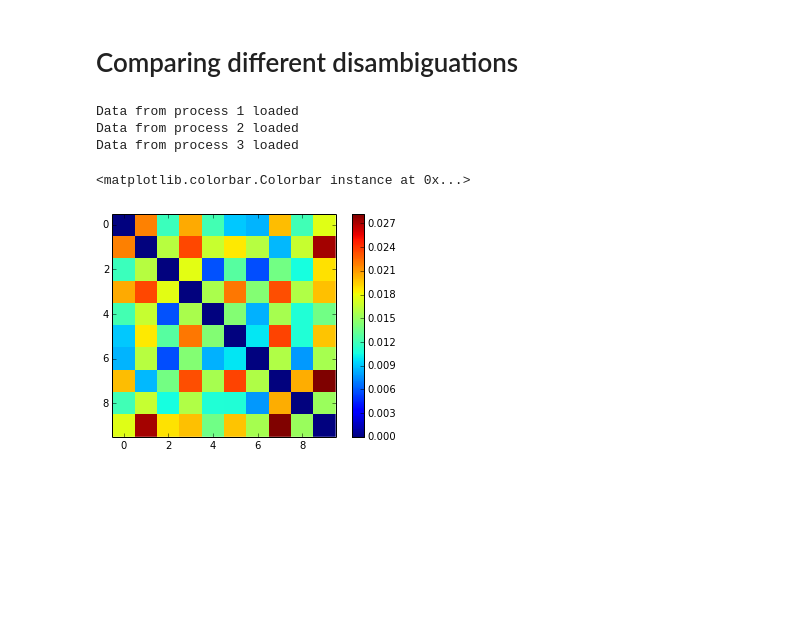
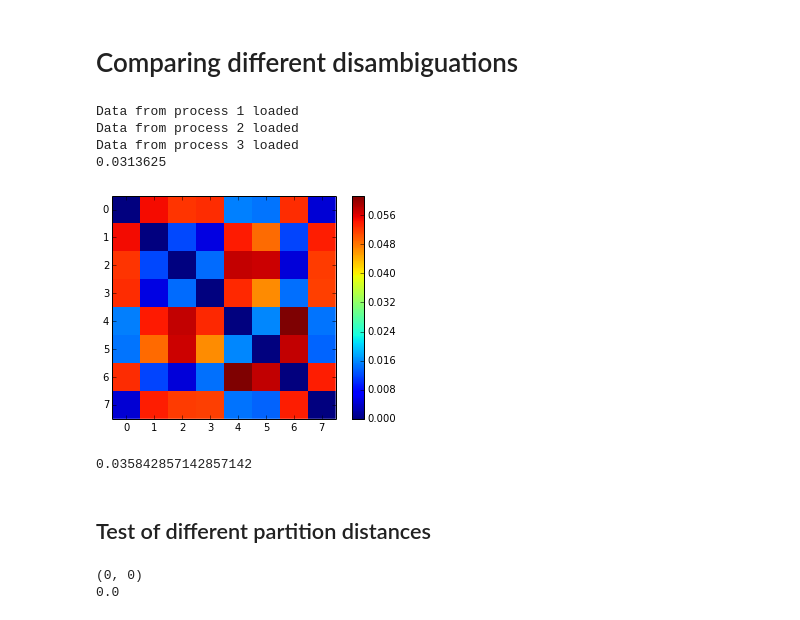
Before and after one commit to naviddianati/FEC, a Jupyter notebook: src/linkstats.ipynb, the cells around one changed output. Cells and saved outputs as stored; diff of their text form; code cells hidden in the pictures; blank space fills up the shorter version.

```diff
--- a/src/linkstats.ipynb
+++ b/src/linkstats.ipynb
@@ -119,33 +98,51 @@ while 1:
 list_of_membership_vectors = []
 
 
 # We assume that all runs have the same set of record ids.
 list_of_ids = sorted(list_results[0][1].keys())
 
 
 for id,dict_identities in  list_results:
     membership_vector = [ dict_identities[record_id] for record_id in list_of_ids]
     list_of_membership_vectors.append(membership_vector)
 
 
 list1 = list_of_membership_vectors[1]
 list2 = list_of_membership_vectors[2]
 
+num_records = len(list1)
 
 N = len(list_results)
 distances = np.zeros((N,N))
 
 for i,list1 in enumerate(list_of_membership_vectors):
     for j,list2 in enumerate(list_of_membership_vectors):
-        distances[i,j] = compare_communities(list1,list2,method='meila')
+        distances[i,j] = compare_communities(list1,list2,method='split-join')/float(num_records)
 
 imshow(distances,interpolation='none')
 colorbar()
 
+print mean(distances)
+
 # print [list1[i]-list3[i] for i in xrange(len(list1))]
 # %% [output]
 Data from process 1 loaded
 Data from process 2 loaded
 Data from process 3 loaded
+0.0313625
-<matplotlib.colorbar.Colorbar instance at 0x...>
-[figure, old version]
+[figure, new version]
+# %%
+np.sum(np.triu(distances))/(N*(N-1)/2)
+# %% [output]
+0.035842857142857142
+# %% [markdown]
+## Test of different partition distances
+# %%
+a = [1,1,2,2,3,3,3]
+b = [1,1,1,2,3,3,2]
+b = [2,2,1,1,3,3,3]
+print split_join_distance(a,b)
+print compare_communities(a,b,method='split-join')
+# %% [output]
+(0, 0)
+0.0
```
Also changed, not shown: parts of 1 cell of this notebook, 4 other files.
